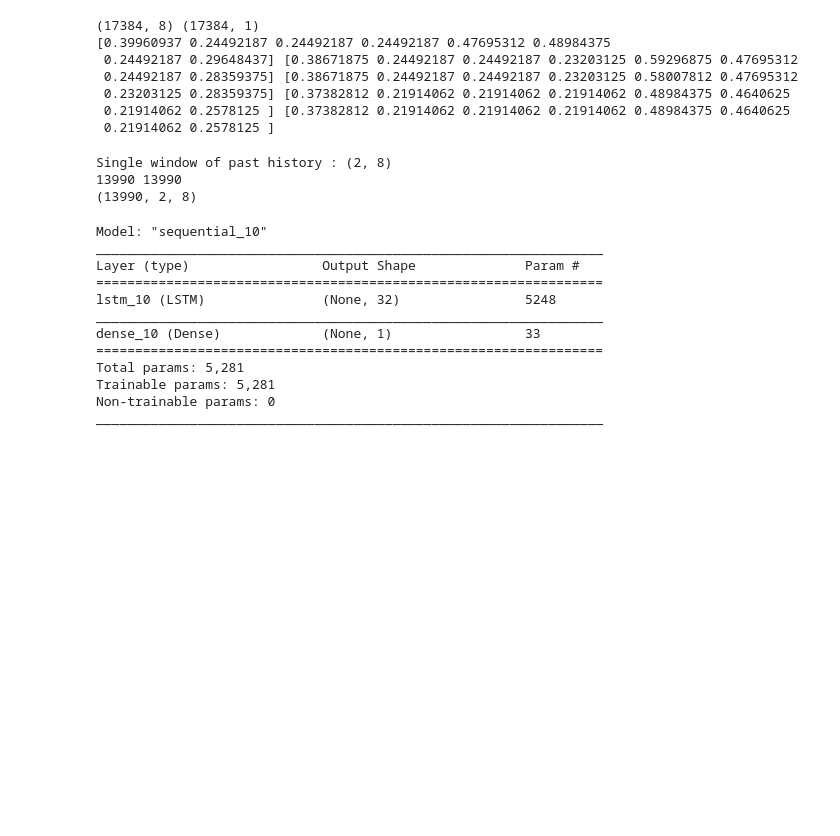
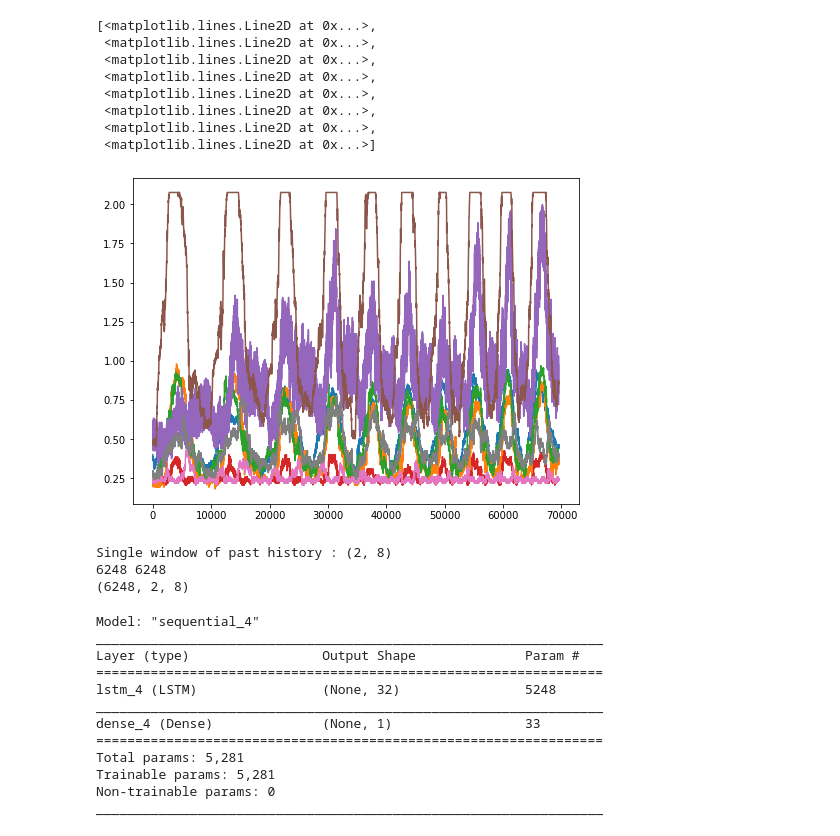
Before and after one commit to j-karls/P9-Exoskeleton, a Jupyter notebook: MIExperiments/Tensorflow/multivariateCopypasta.ipynb, the cells around one changed output. Drawn from its saved outputs; the diff is of its cells as text; code cells hidden in the pictures; blank space fills up the shorter version.

Commit message:
Added time index back, fixed bugs

```diff
--- a/MIExperiments/Tensorflow/multivariateCopypasta.ipynb
+++ b/MIExperiments/Tensorflow/multivariateCopypasta.ipynb
@@ -25,12 +22,15 @@ sheet_index = table_of_contents[table_of_contents[0] == data_title][0].index[0]
 sheet_data = pd.read_excel(file_path, sheet_name=sheet_index + 1, header=None)
 sheet_data.columns = columns_data
 # %%
-features = sheet_data[columns_features_considered]
-# features.index = sheet_data['time']
-# If I index time, then we have floats as indexes. One row already represents one time point
+GRANULARITY = 10 # Take first item, skip 3, take next, skip 3, take next, ...
 
-ground_truth = pd.DataFrame(sheet_data[column_ground_truth])
-#ground_truth.index = sheet_data['time']
+indexes = range(0, len(sheet_data), 1)[::GRANULARITY] # Each timestep is a millisecond
+
+features = sheet_data[columns_features_considered][::GRANULARITY]
+features.index = indexes
+
+ground_truth = pd.DataFrame(sheet_data[column_ground_truth][::GRANULARITY])
+ground_truth.index = indexes
 
 #data_mean = dataset[:TRAIN_SPLIT].mean(axis=0)
 #data_std = dataset[:TRAIN_SPLIT].std(axis=0)
@@ -74,30 +74,37 @@ def multivariate_data(dataset_features, dataset_ground_truth, start_index, end_i
 
   return np.array(data), np.array(labels), np.array(history)
 # %%
-GRANLUARITY = 4
 STEP_SIZE_SLIDING_WINDOW = 5
 # TODO: Granularity actually messes up my window step size, because one affects my dataset in
 # total (and I don't use time as index).
-
 
 past_history = 10
 future_target = 1
 # Aggregates STEP predictions, looks at a total of PASTHISTORY observations,
 # predicts the observation at FUTURETARGET observations in the future
-TRAIN_SPLIT = 14000 # 50000 # 800 # SET TO 90% of dataset size?
+TRAIN_PERCENT = 0.1
+TRAIN_SPLIT = int(len(dataset) * (1 - TRAIN_PERCENT))
 
-dataset = features.values[::GRANLUARITY]
-ground_truth2 = ground_truth.values[::GRANLUARITY]
-print(dataset.shape, ground_truth2.shape)
-print(dataset[0], dataset[1], dataset[2], dataset[3], dataset[4])
+# TODO -------------------------------------
+VAL_PERCENT = 0.1
+VAL_SPLIT = int(len(dataset) * (1 - VAL_PERCENT))
+# TODO: Split into test set here!
+
+dataset = features.values
+plt.plot(indexes, dataset)
+
+#print(dataset.shape, ground_truth.shape)
+#print(dataset[0], dataset[1], dataset[2], dataset[3], dataset[4], dataset[5], dataset[6], dataset[7])
 # %% [output]
-(17384, 8) (17384, 1)
-[0.39960937 0.24492187 0.24492187 0.24492187 0.47695312 0.48984375
- 0.24492187 0.29648437] [0.38671875 0.24492187 0.24492187 0.23203125 0.59296875 0.47695312
- 0.24492187 0.28359375] [0.38671875 0.24492187 0.24492187 0.23203125 0.58007812 0.47695312
- 0.23203125 0.28359375] [0.37382812 0.21914062 0.21914062 0.21914062 0.48984375 0.4640625
- 0.21914062 0.2578125 ] [0.37382812 0.21914062 0.21914062 0.21914062 0.48984375 0.4640625
- 0.21914062 0.2578125 ]
+[<matplotlib.lines.Line2D at 0x...>,
+ <matplotlib.lines.Line2D at 0x...>,
+ <matplotlib.lines.Line2D at 0x...>,
+ <matplotlib.lines.Line2D at 0x...>,
+ <matplotlib.lines.Line2D at 0x...>,
+ <matplotlib.lines.Line2D at 0x...>,
+ <matplotlib.lines.Line2D at 0x...>,
+ <matplotlib.lines.Line2D at 0x...>]
+[figure, added]
 # %%
 x_train, y_train, _ = multivariate_data(dataset, ground_truth2, 0,
                                                    TRAIN_SPLIT, past_history,
@@ -109,8 +116,8 @@ print(len(x_train), len(y_train))
 print(x_train.shape)
 # %% [output]
 Single window of past history : (2, 8)
-13990 13990
-(13990, 2, 8)
+6248 6248
+(6248, 2, 8)
 # %%
 x_val, y_val, y_history = multivariate_data(dataset, ground_truth2, TRAIN_SPLIT,
                                                None, past_history,
@@ -142,13 +150,13 @@ model.add(tf.keras.layers.Dense(future_target))
 model.compile(optimizer=tf.keras.optimizers.RMSprop(clipvalue=1.0), loss='mae',metrics=['categorical_accuracy'])
 model.summary()
 # %% [output]
-Model: "sequential_10"
+Model: "sequential_4"
 _________________________________________________________________
 Layer (type)                 Output Shape              Param #
 =================================================================
-lstm_10 (LSTM)               (None, 32)                5248
+lstm_4 (LSTM)                (None, 32)                5248
 _________________________________________________________________
-dense_10 (Dense)             (None, 1)                 33
+dense_4 (Dense)              (None, 1)                 33
 =================================================================
 Total params: 5,281
 Trainable params: 5,281
```
Also changed, not shown: parts of 7 cells of this notebook.
